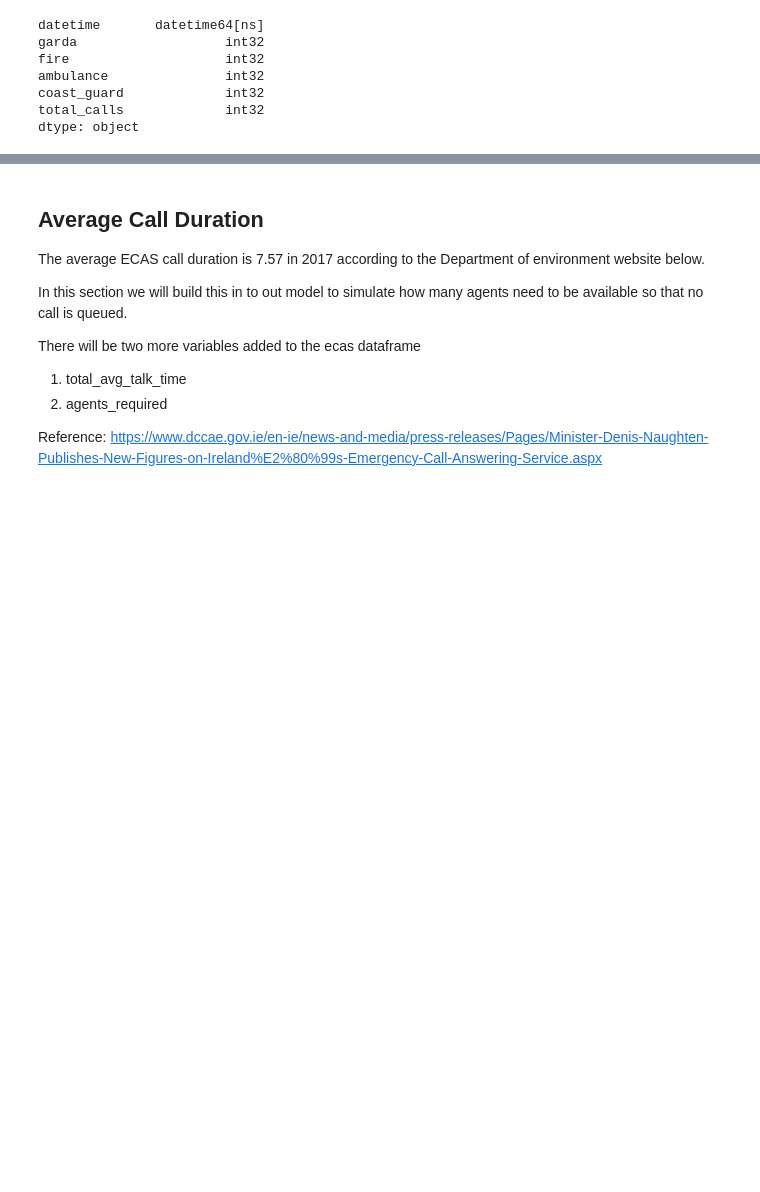
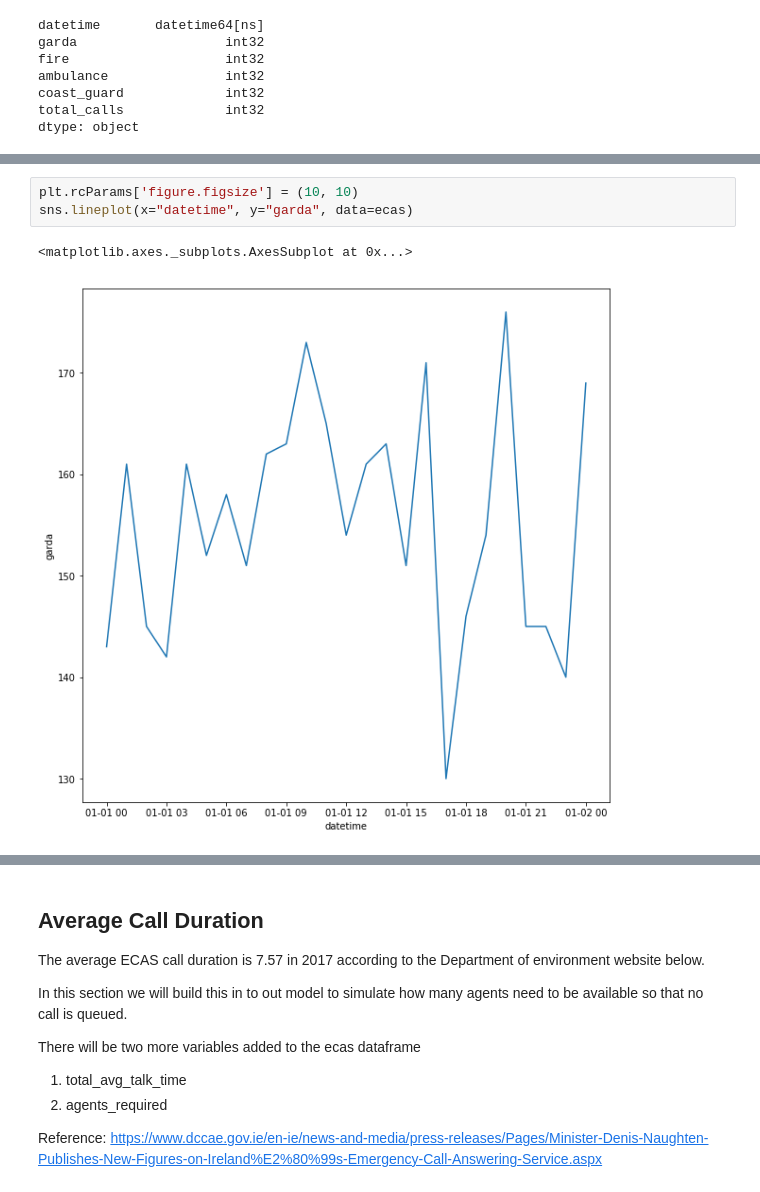
Before and after one commit to moranneil/Programming-For-Data-Analysis-Project-2019, a Jupyter notebook: Programming-For-Data-Analysis-Project-2019.ipynb, the cells around one changed output, grey strips where cells are left out. Cells and saved outputs as stored; diff of their text form; blank space fills up the shorter version.

```diff
--- a/Programming-For-Data-Analysis-Project-2019.ipynb
+++ b/Programming-For-Data-Analysis-Project-2019.ipynb
@@ -368,3 +339,9 @@ plt.legend()
+# %%
+plt.rcParams['figure.figsize'] = (10, 10)
+sns.lineplot(x="datetime", y="garda", data=ecas)
+# %% [output]
+<matplotlib.axes._subplots.AxesSubplot at 0x...>
+[figure, added]
 # %%
 plt.rcParams['figure.figsize'] = (10, 10)
 sns.lineplot(x="datetime", y="total_calls", data=ecas)
```
Also changed, not shown: parts of 31 cells of this notebook.
